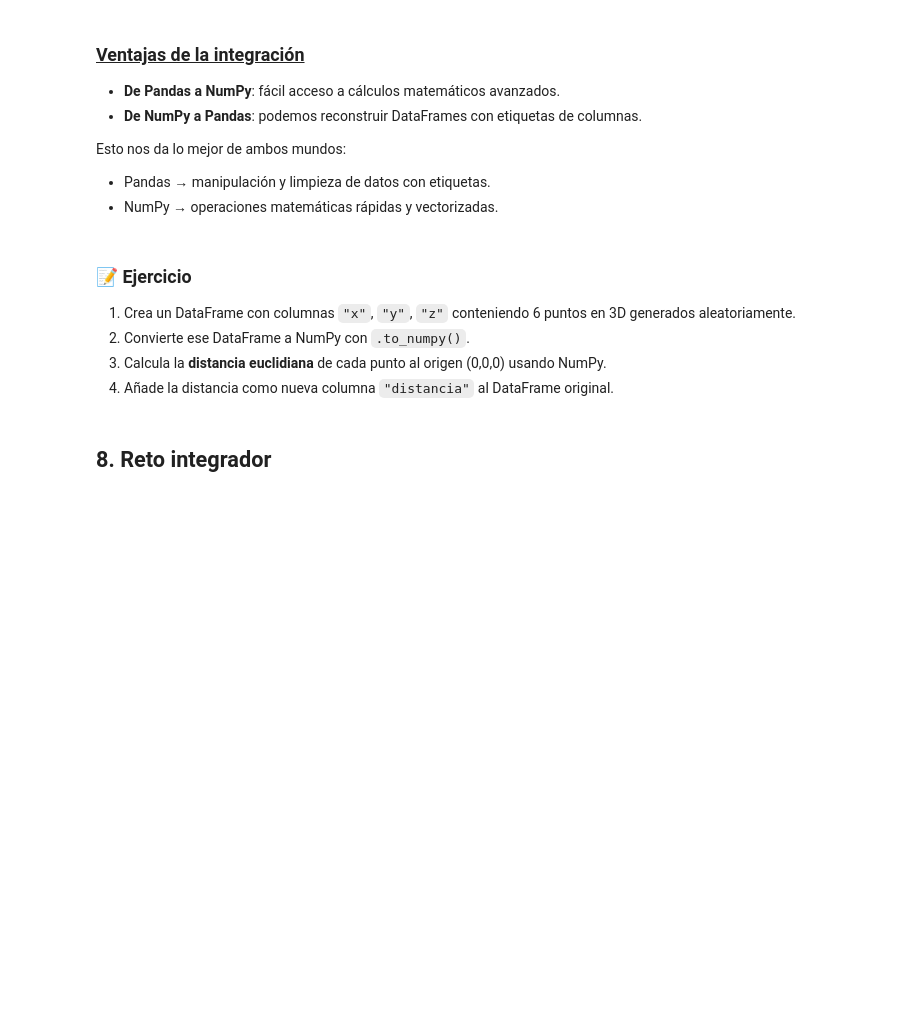
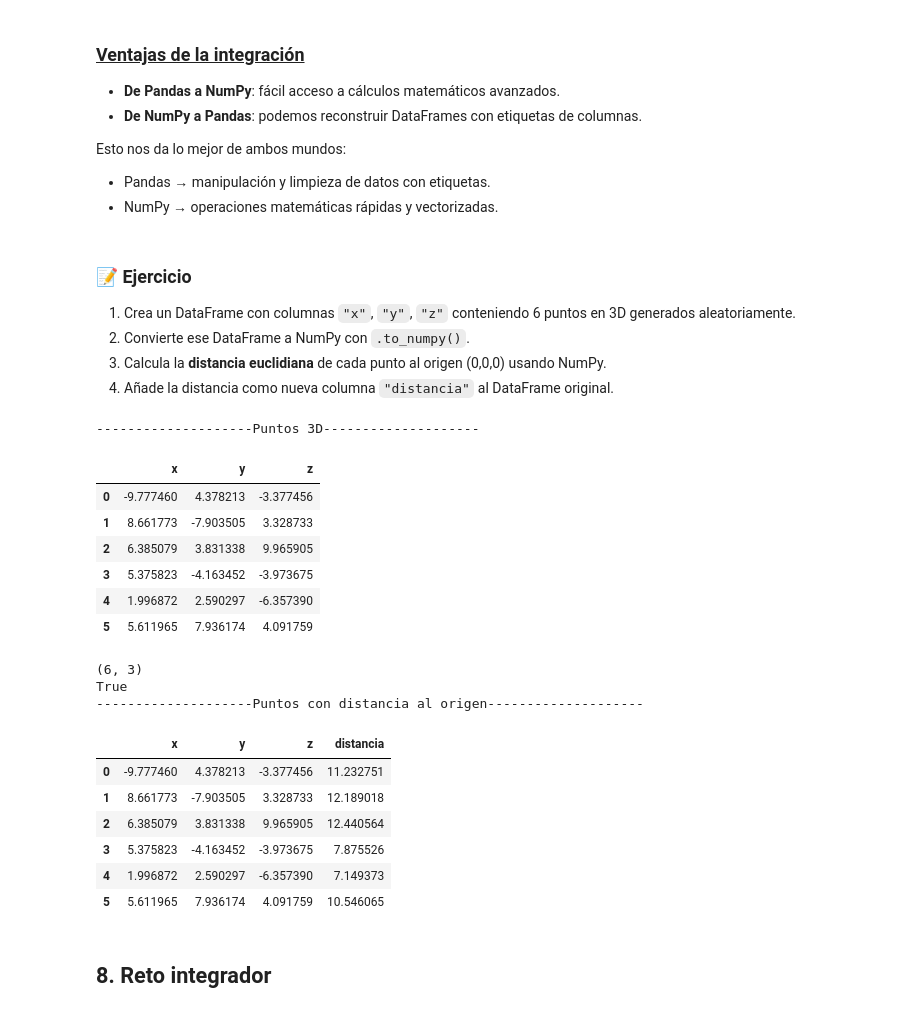
Before and after one commit to Santo53/Lenguajes-de-Programacion-para-IA, a Jupyter notebook: Clases/Clase 3 Alebra Lineal mas Analisis/Sesion_3_Algebra_Lineal_Para_IA.ipynb, the cells around one changed output. Saved outputs shown, nothing was run; the diff lists cells and outputs as text; code cells hidden in the pictures; blank space fills up the shorter version.

```diff
--- a/Clases/Clase 3 Alebra Lineal mas Analisis/Sesion_3_Algebra_Lineal_Para_IA.ipynb
+++ b/Clases/Clase 3 Alebra Lineal mas Analisis/Sesion_3_Algebra_Lineal_Para_IA.ipynb
@@ -1114,6 +1148,51 @@ print(df_norm)
 2. Convierte ese DataFrame a NumPy con `.to_numpy()`.
 3. Calcula la **distancia euclidiana** de cada punto al origen (0,0,0) usando NumPy.
 4. Añade la distancia como nueva columna `"distancia"` al DataFrame original.
+# %%
+# semilla para que sea reproducible
+seed = 53
+rng = np.random.default_rng(seed=seed)
+df_puntos = pd.DataFrame(rng.uniform(-10, 10, size=(6, 3)), columns=['x', 'y', 'z'])
+print('-'*20 + 'Puntos 3D' + '-'*20)
+display(df_puntos)
+
+# 2. Convertir a NumPy
+pts = df_puntos.to_numpy()
+print(pts.shape)
+
+# 3. Distancia euclidiana al origen
+# Forma manual (vectorizada): elevar al cuadrado, sumar por fila, raíz
+dist_manual = np.sqrt((pts**2).sum(axis=1))
+
+# Forma directa con NumPy
+dist = np.linalg.norm(pts, axis=1)
+
+print(np.allclose(dist_manual, dist))
+
+
+# 4. Añadir la columna al DataFrame original
+df_puntos['distancia'] = dist
+print('-'*20 + 'Puntos con distancia al origen' + '-'*20)
+display(df_puntos)
+# %% [output]
+--------------------Puntos 3D--------------------
+|  | x | y | z |
+| 0 | -9.777460 | 4.378213 | -3.377456 |
+| 1 | 8.661773 | -7.903505 | 3.328733 |
+| 2 | 6.385079 | 3.831338 | 9.965905 |
+| 3 | 5.375823 | -4.163452 | -3.973675 |
+| 4 | 1.996872 | 2.590297 | -6.357390 |
+| 5 | 5.611965 | 7.936174 | 4.091759 |
+(6, 3)
+True
+--------------------Puntos con distancia al origen--------------------
+|  | x | y | z | distancia |
+| 0 | -9.777460 | 4.378213 | -3.377456 | 11.232751 |
+| 1 | 8.661773 | -7.903505 | 3.328733 | 12.189018 |
+| 2 | 6.385079 | 3.831338 | 9.965905 | 12.440564 |
+| 3 | 5.375823 | -4.163452 | -3.973675 | 7.875526 |
+| 4 | 1.996872 | 2.590297 | -6.357390 | 7.149373 |
+| 5 | 5.611965 | 7.936174 | 4.091759 | 10.546065 |
 # %% [markdown]
 ## 8. Reto integrador
 # %% [markdown]
```
Also changed, not shown: parts of 6 cells of this notebook.
